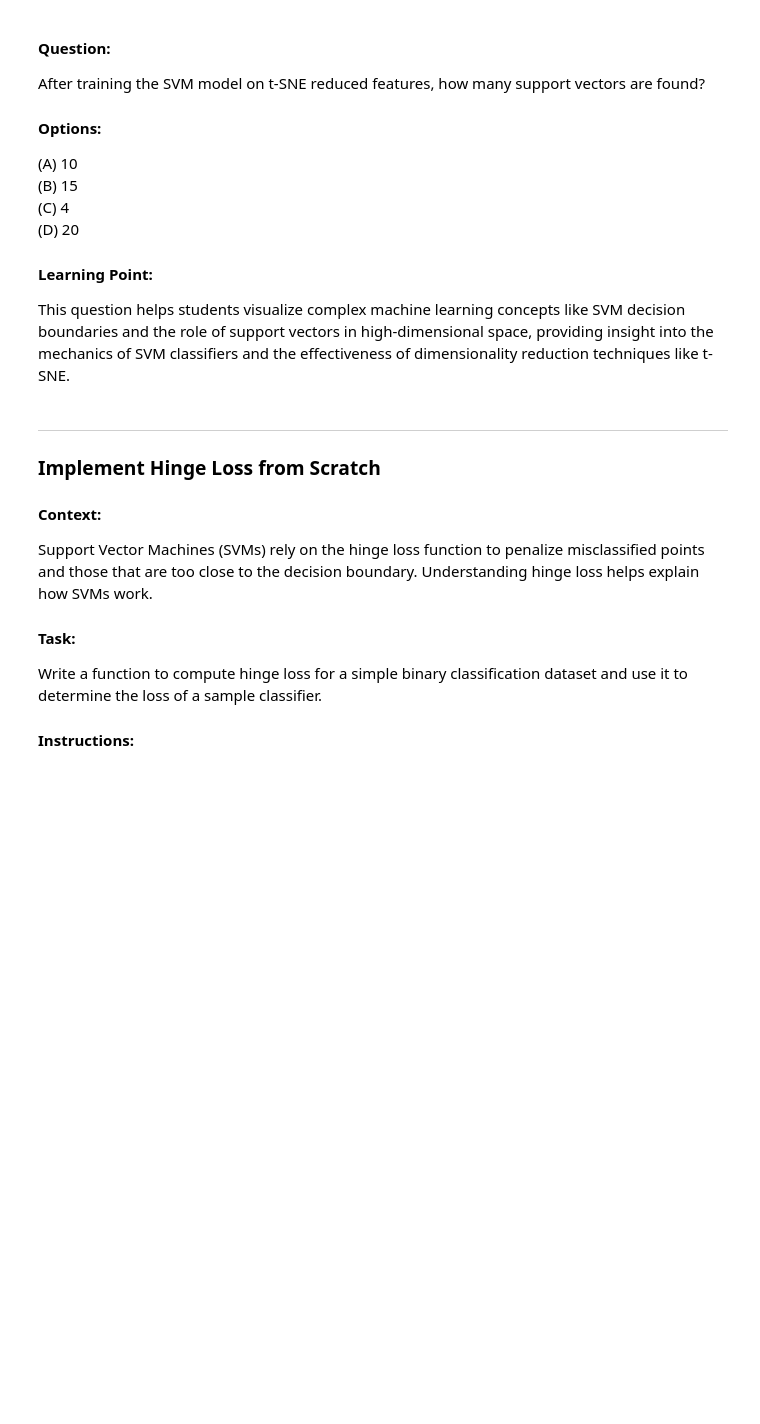
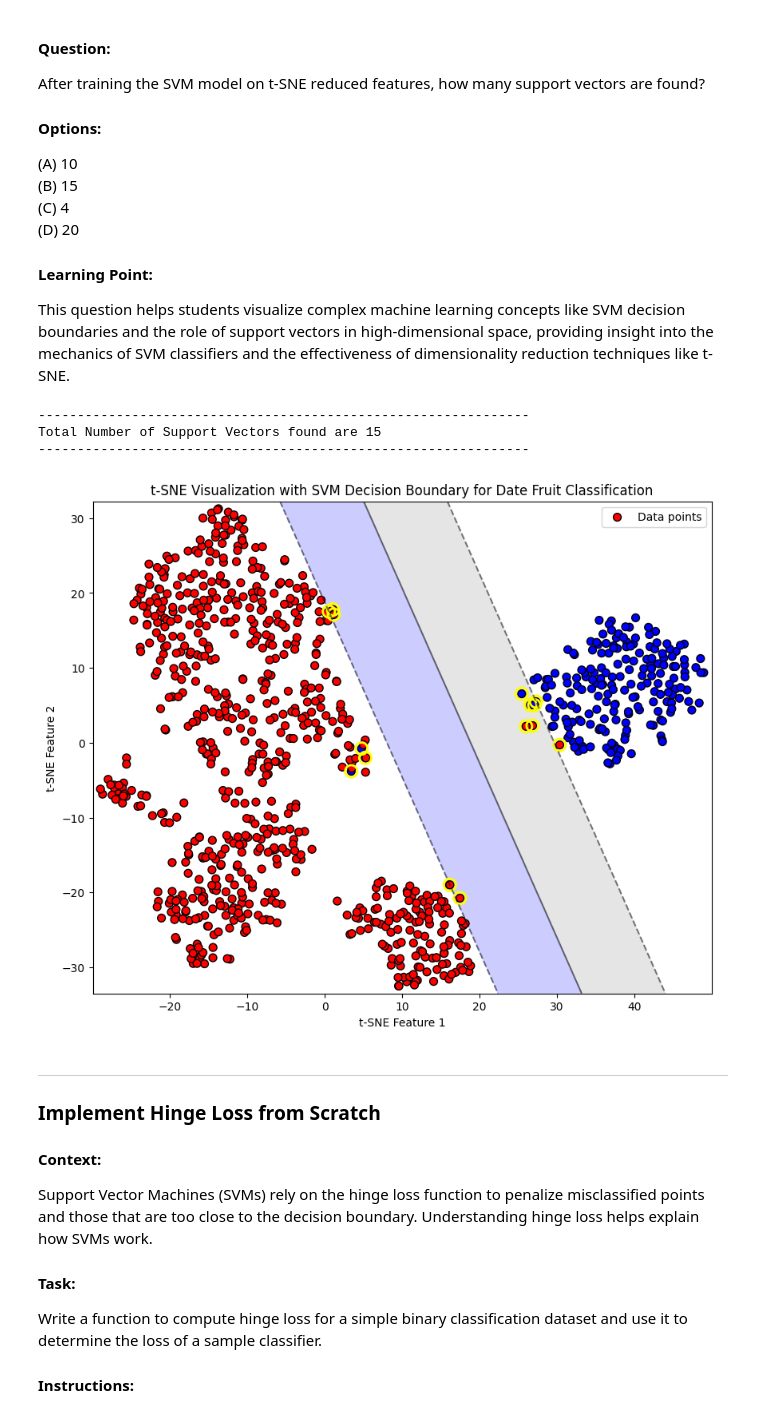
Before and after one commit to alwinjmjak/ScalerProblems, a Jupyter notebook: SVM_Case_Study.ipynb, the cells around one changed output. Drawn from its saved outputs; the diff is of its cells as text; code cells hidden in the pictures; blank space fills up the shorter version.

```diff
--- a/SVM_Case_Study.ipynb
+++ b/SVM_Case_Study.ipynb
@@ -708,7 +717,7 @@ df_temp = df.copy()
 df_temp['Class'] = df_temp['Class'].apply(lambda x: 'SAFAVI' if x == 'SAFAVI' else 'Other')
 
 # Encoding classes
-df_temp['Label'] = df_temp['Class'].____({'SAFAVI': 1, 'Other': 0})  # TODO: Use the appropriate method to map class labels to numerical values
+df_temp['Label'] = df_temp['Class'].map({'SAFAVI': 1, 'Other': 0})  # TODO: Use the appropriate method to map class labels to numerical values
 
 # Standard scaling
 scaler = StandardScaler()
@@ -719,40 +728,45 @@ tsne = TSNE(n_components=2, random_state=42)
 X_tsne = tsne.fit_transform(X_scaled)
 
 # SVM training
-svm = ____(kernel='linear', ___=1.0)  # TODO: Initialize the SVC model with the correct parameters
+svm = SVC(kernel='linear', C=1.0)  # TODO: Initialize the SVC model with the correct parameters
 svm.fit(X_tsne, df_temp['Label'])
 
 # Support vectors
 # Visit https://scikit-learn.org/stable/modules/generated/sklearn.svm.SVC.html to get the correct attribute for support vectors
-support_vectors = svm.______
+support_vectors = svm.support_vectors_
 
 print(f'---------------------------------------------------------------')
 print(f'Total Number of Support Vectors found are {len(support_vectors)}')
 print(f'---------------------------------------------------------------')
 
 # Create grid to plot decision boundaries
 x_min, x_max = X_tsne[:, 0].min() - 1, X_tsne[:, 0].max() + 1
 y_min, y_max = X_tsne[:, 1].min() - 1, X_tsne[:, 1].max() + 1
 xx, yy = np.meshgrid(np.arange(x_min, x_max, 0.02), np.arange(y_min, y_max, 0.02))
 
 # Plot decision boundary and margins
 Z = svm.decision_function(np.c_[xx.ravel(), yy.ravel()])  # TODO: Use the decision function to predict decision boundaries
 Z = Z.reshape(xx.shape)
 plt.figure(figsize=(10, 8))  # Define plot size here to ensure it encompasses all the elements
 plt.contourf(xx, yy, Z, levels=[-1, 0, 1], alpha=0.2, colors=['blue', 'grey', 'red'])  # Background color for decision areas
 plt.contour(xx, yy, Z, colors='k', levels=[-1, 0, 1], alpha=0.5, linestyles=['--', '-', '--'])  # Decision boundaries and margins
 
 # Plot data points and support vectors
 scatter = plt.scatter(X_tsne[:, 0], X_tsne[:, 1], c=df_temp['Label'], cmap=ListedColormap(['#FF0000', '#0000FF']), s=50, edgecolors='k')
 plt.scatter(support_vectors[:, 0], support_vectors[:, 1], s=120, facecolors='none', edgecolors='yellow', linewidths=2, label='Support vectors')
 
 # Labels and title
 plt.xlabel('t-SNE Feature 1')
 plt.ylabel('t-SNE Feature 2')
 plt.title('t-SNE Visualization with SVM Decision Boundary for Date Fruit Classification')
 plt.legend(handles=[scatter], labels=['Data points'], loc='upper right')
 
 plt.show()
+# %% [output]
+---------------------------------------------------------------
+Total Number of Support Vectors found are 15
+---------------------------------------------------------------
+[figure, added]
 # %% [markdown]
 
 
```
Also changed, not shown: parts of 7 cells of this notebook.
